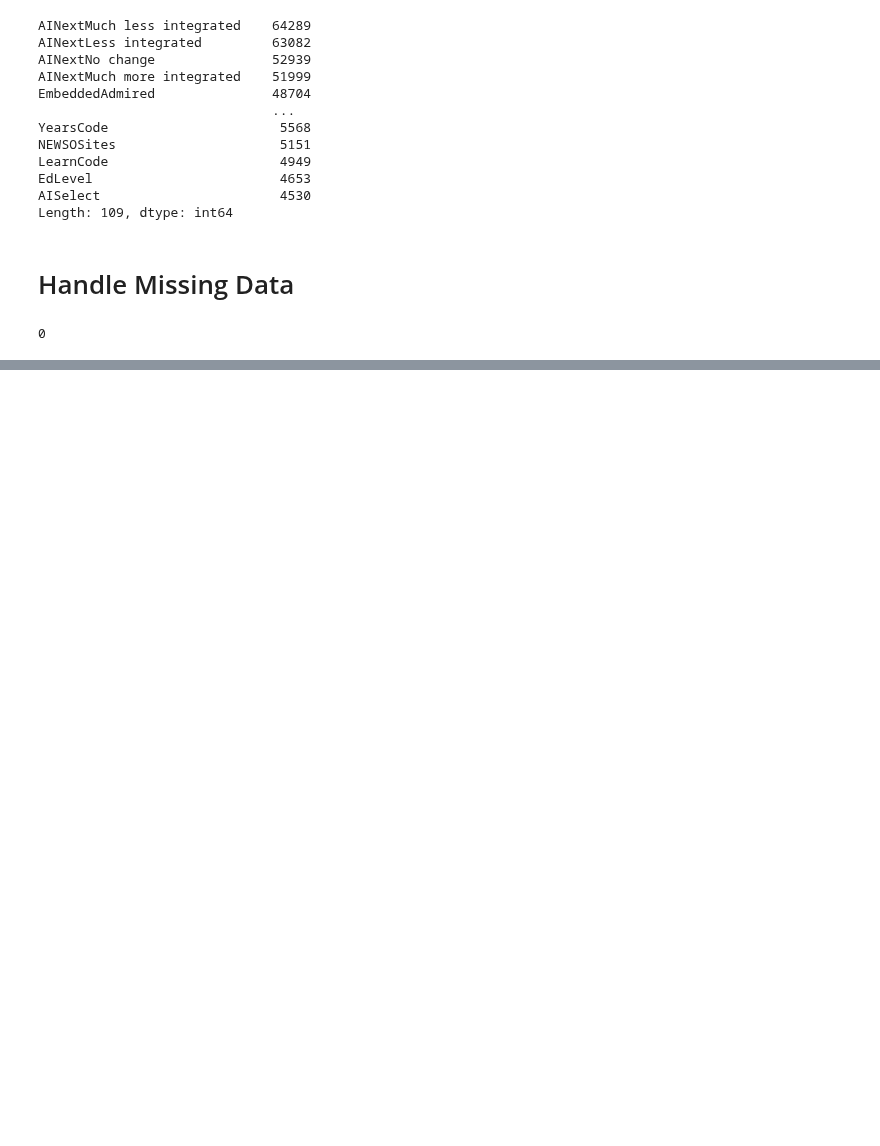
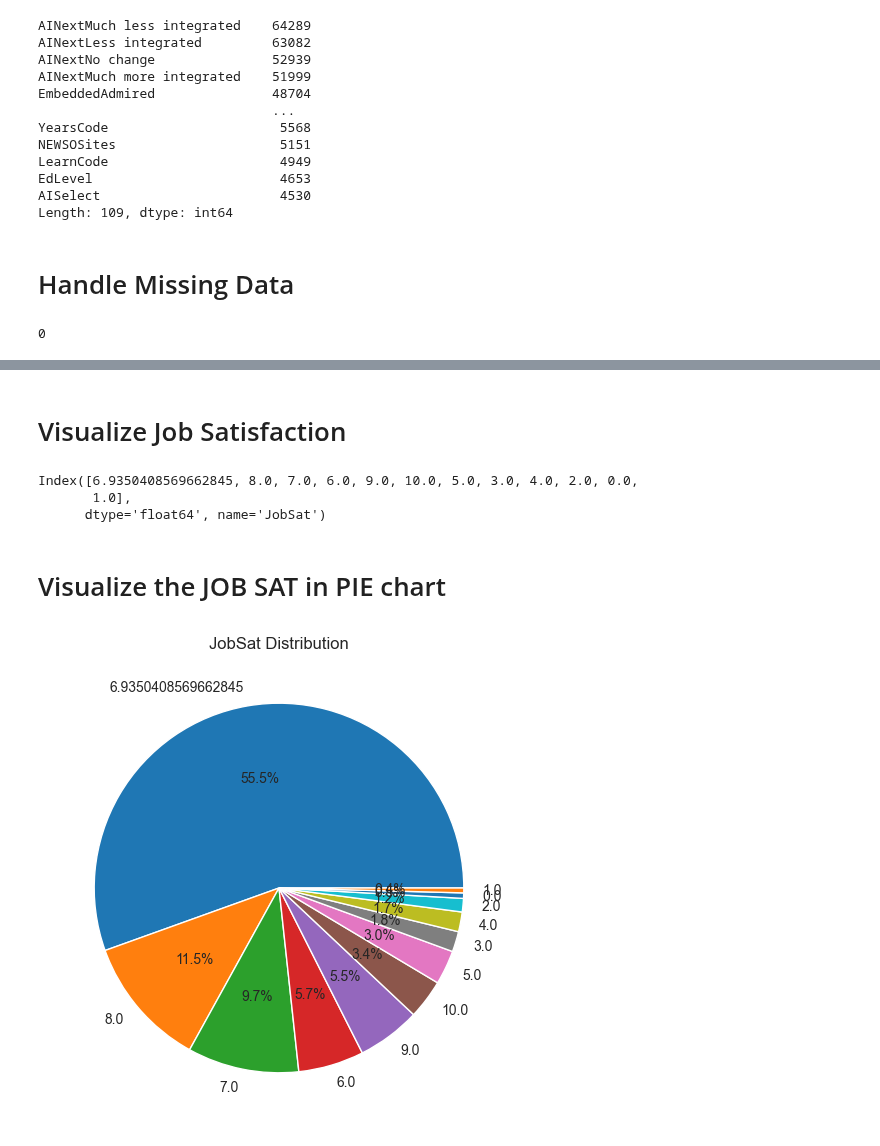
Before and after one commit to Hasan082/Data-Analysis, a Jupyter notebook: Capstone_project/Data_Distribution.ipynb, the cells around one changed output, grey strips where cells are left out. Saved outputs shown, nothing was run; the diff lists cells and outputs as text; code cells hidden in the pictures; blank space fills up the shorter version.

Commit message:
Job sat data modifed and place in pie chart

```diff
--- a/Capstone_project/Data_Distribution.ipynb
+++ b/Capstone_project/Data_Distribution.ipynb
@@ -96,0 +89,23 @@ print(duplicate_counts)
+# %% [markdown]
+# Visualize Job Satisfaction
+# %%
+# Fill missing value with mode
+mean_jobsat = df.JobSat.mean()
+df['JobSat'] = df['JobSat'].fillna(mean_jobsat)
+# %%
+jobSat_counts = df['JobSat'].value_counts()
+jobSat_counts.index
+# %% [output]
+Index([6.9350408569662845, 8.0, 7.0, 6.0, 9.0, 10.0, 5.0, 3.0, 4.0, 2.0, 0.0,
+       1.0],
+      dtype='float64', name='JobSat')
+# %% [markdown]
+# Visualize the JOB SAT in PIE chart
+# %%
+%matplotlib inline
+plt.figure(figsize=(10,6))
+plt.pie(jobSat_counts.values, labels=jobSat_counts.index, autopct='%1.1f%%')
+plt.title('JobSat Distribution')
+plt.show()
+# %% [output]
+[figure, added]
```
Also changed, not shown: parts of 4 cells of this notebook.
